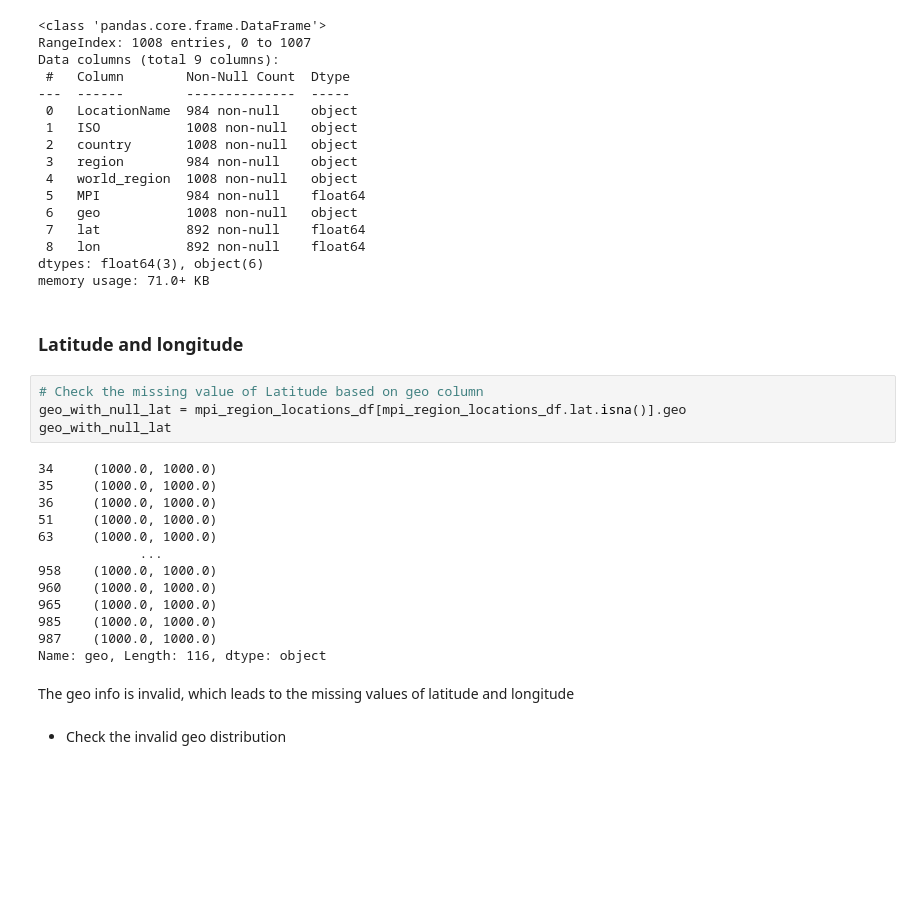
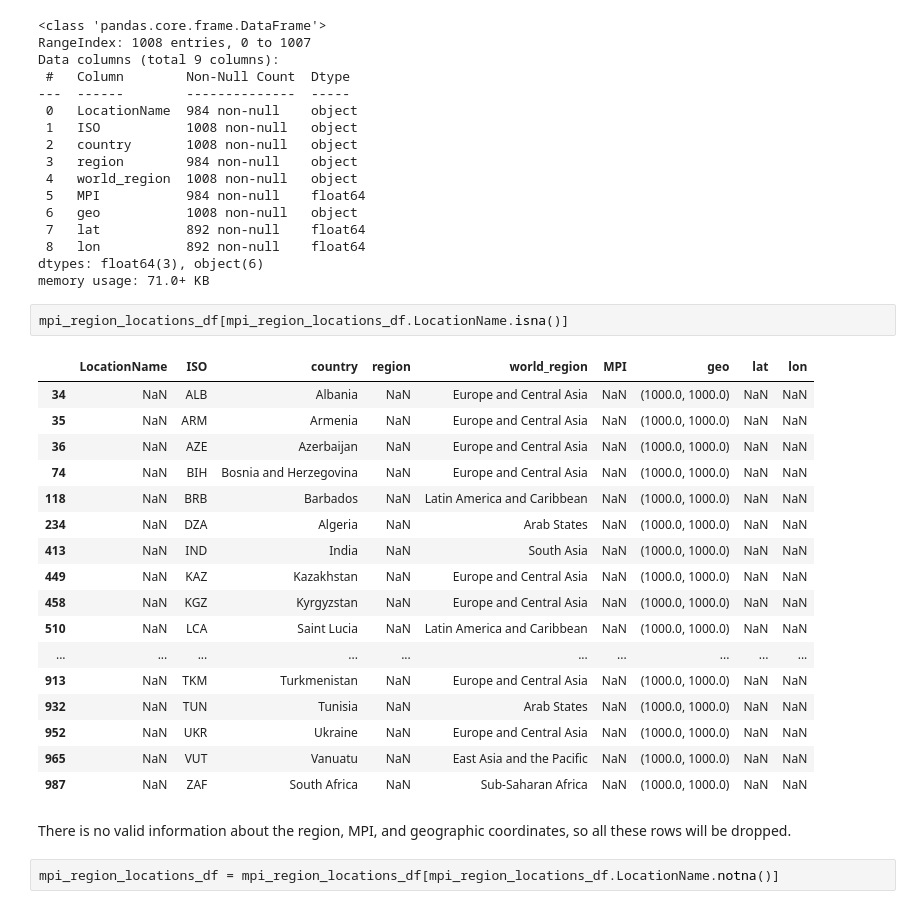
Before and after one commit to lasayin/Crowdfunding-on-Kiva-Platform, a Jupyter notebook: Kiva_Crowdfunding_Data_Wrangling.ipynb, the cells around one changed output. Drawn from its saved outputs; the diff is of its cells as text; blank space fills up the shorter version.

```diff
--- a/Kiva_Crowdfunding_Data_Wrangling.ipynb
+++ b/Kiva_Crowdfunding_Data_Wrangling.ipynb
@@ -745,26 +916,27 @@ Data columns (total 9 columns):
  8   lon           892 non-null    float64
 dtypes: float64(3), object(6)
 memory usage: 71.0+ KB
-# %% [markdown]
-### Latitude and longitude
-# %%
-# Check the missing value of Latitude based on geo column
-geo_with_null_lat = mpi_region_locations_df[mpi_region_locations_df.lat.isna()].geo
-geo_with_null_lat
-# %% [output]
-34     (1000.0, 1000.0)
-35     (1000.0, 1000.0)
-36     (1000.0, 1000.0)
-51     (1000.0, 1000.0)
-63     (1000.0, 1000.0)
-             ...
-958    (1000.0, 1000.0)
-960    (1000.0, 1000.0)
-965    (1000.0, 1000.0)
-985    (1000.0, 1000.0)
-987    (1000.0, 1000.0)
-Name: geo, Length: 116, dtype: object
-# %% [markdown]
-The geo info is invalid, which leads to the missing values of latitude and longitude
-# %% [markdown]
-* Check the invalid geo distribution
+# %%
+mpi_region_locations_df[mpi_region_locations_df.LocationName.isna()]
+# %% [output]
+|  | LocationName | ISO | country | region | world_region | MPI | geo | lat | lon |
+| 34 | NaN | ALB | Albania | NaN | Europe and Central Asia | NaN | (1000.0, 1000.0) | NaN | NaN |
+| 35 | NaN | ARM | Armenia | NaN | Europe and Central Asia | NaN | (1000.0, 1000.0) | NaN | NaN |
+| 36 | NaN | AZE | Azerbaijan | NaN | Europe and Central Asia | NaN | (1000.0, 1000.0) | NaN | NaN |
+| 74 | NaN | BIH | Bosnia and Herzegovina | NaN | Europe and Central Asia | NaN | (1000.0, 1000.0) | NaN | NaN |
+| 118 | NaN | BRB | Barbados | NaN | Latin America and Caribbean | NaN | (1000.0, 1000.0) | NaN | NaN |
+| 234 | NaN | DZA | Algeria | NaN | Arab States | NaN | (1000.0, 1000.0) | NaN | NaN |
+| 413 | NaN | IND | India | NaN | South Asia | NaN | (1000.0, 1000.0) | NaN | NaN |
+| 449 | NaN | KAZ | Kazakhstan | NaN | Europe and Central Asia | NaN | (1000.0, 1000.0) | NaN | NaN |
+| 458 | NaN | KGZ | Kyrgyzstan | NaN | Europe and Central Asia | NaN | (1000.0, 1000.0) | NaN | NaN |
+| 510 | NaN | LCA | Saint Lucia | NaN | Latin America and Caribbean | NaN | (1000.0, 1000.0) | NaN | NaN |
+| ... | ... | ... | ... | ... | ... | ... | ... | ... | ... |
+| 913 | NaN | TKM | Turkmenistan | NaN | Europe and Central Asia | NaN | (1000.0, 1000.0) | NaN | NaN |
+| 932 | NaN | TUN | Tunisia | NaN | Arab States | NaN | (1000.0, 1000.0) | NaN | NaN |
+| 952 | NaN | UKR | Ukraine | NaN | Europe and Central Asia | NaN | (1000.0, 1000.0) | NaN | NaN |
+| 965 | NaN | VUT | Vanuatu | NaN | East Asia and the Pacific | NaN | (1000.0, 1000.0) | NaN | NaN |
+| 987 | NaN | ZAF | South Africa | NaN | Sub-Saharan Africa | NaN | (1000.0, 1000.0) | NaN | NaN |
+# %% [markdown]
+There is no valid information about the region, MPI, and geographic coordinates, so all these rows will be dropped.
+# %%
+mpi_region_locations_df = mpi_region_locations_df[mpi_region_locations_df.LocationName.notna()]
```
Also changed, not shown: parts of 168 cells of this notebook.
